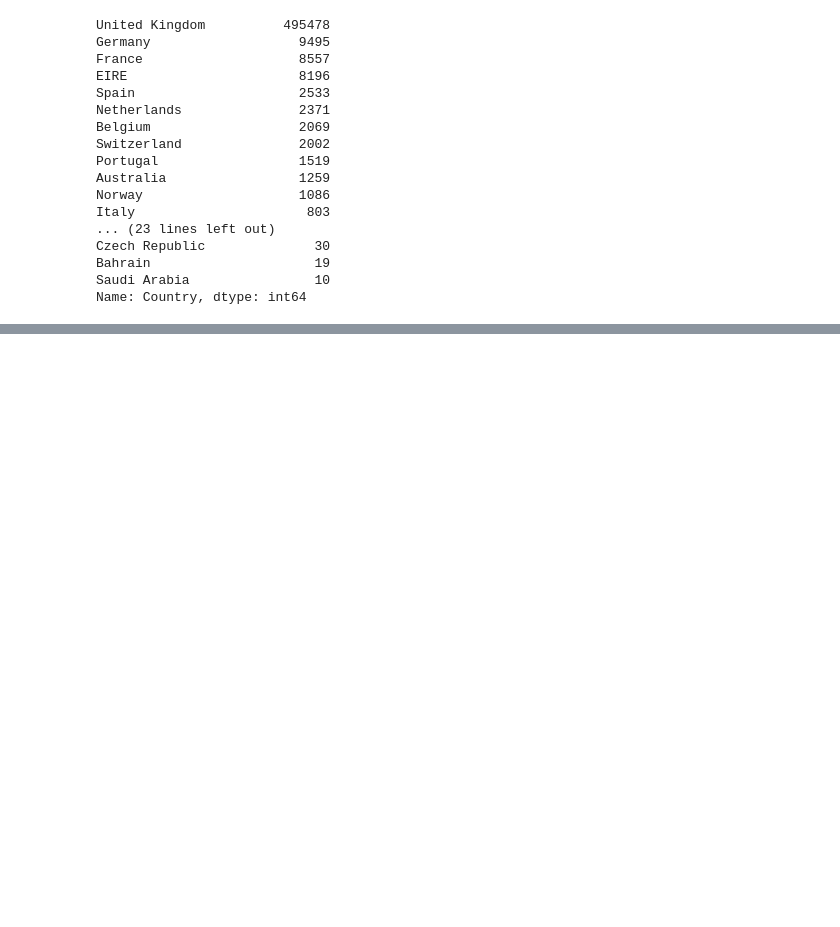
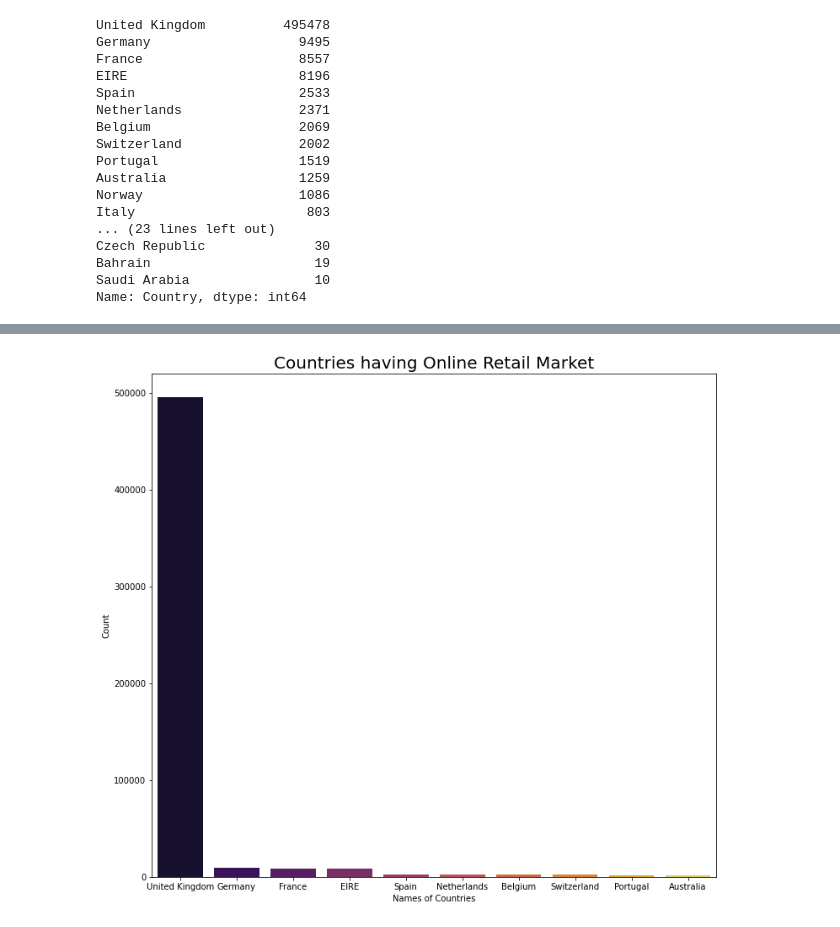
Before and after one commit to nikhar-25/Python, a Jupyter notebook: ML/Market Basket Analysis.ipynb, the cells around one changed output, grey strips where cells are left out. Saved outputs shown, nothing was run; the diff lists cells and outputs as text; code cells hidden in the pictures; blank space fills up the shorter version.

```diff
--- a/ML/Market Basket Analysis.ipynb
+++ b/ML/Market Basket Analysis.ipynb
@@ -143,0 +97,12 @@ my_rules[ (my_rules['lift'] >= 8) &
+# %%
+# checking no. of values for country in dataset
+
+plt.rcParams['figure.figsize'] = (12, 11)
+a = df['Country'].value_counts().head(10)
+sns.barplot(x = a.index, y = a.values, palette = 'inferno')
+plt.title('Countries having Online Retail Market', fontsize = 20)
+plt.ylabel('Count')
+plt.xlabel('Names of Countries')
+plt.show()
+# %% [output]
+[figure, added]
```
Also changed, not shown: parts of 12 cells of this notebook.
